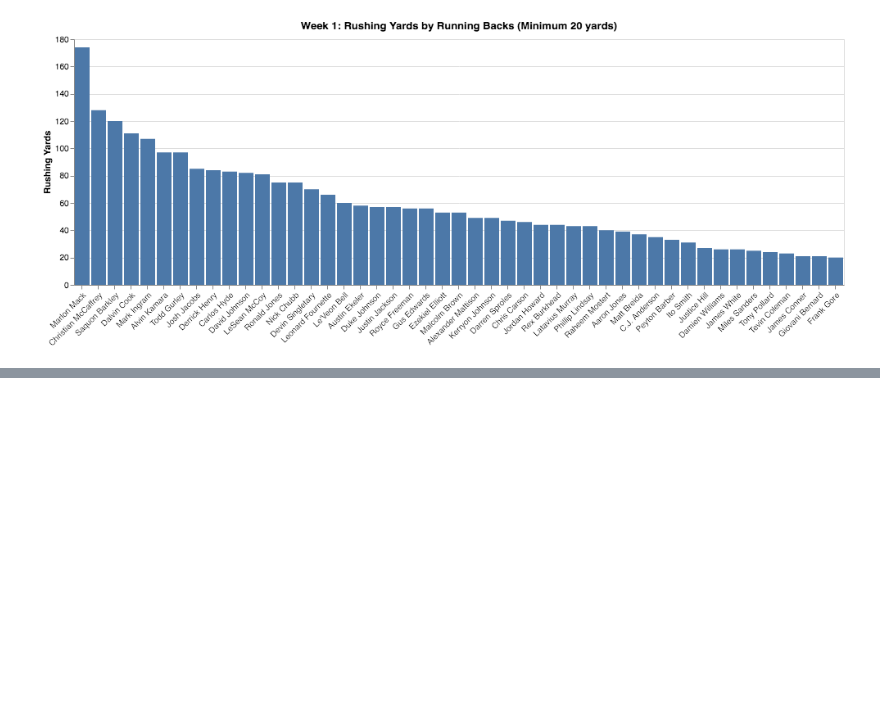
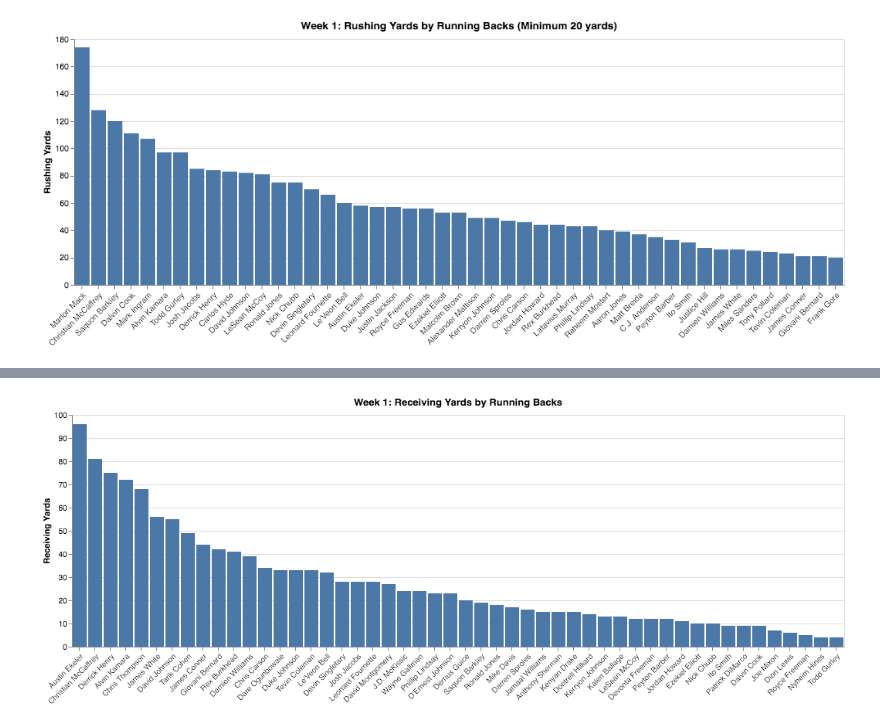
Before and after one commit to sarthakbatragatech/FantasyFootballVisualizer2019, a Jupyter notebook: plot_data.ipynb, the cells around one changed output, grey strips where cells are left out. Cells and saved outputs as stored; diff of their text form; code cells hidden in the pictures; blank space fills up the shorter version.

```diff
--- a/plot_data.ipynb
+++ b/plot_data.ipynb
@@ -239,0 +281,20 @@ chart.save('RB_rushingyards_plain.png', scale_factor=3.0)
+# %%
+chart = alt.Chart(data).mark_bar().encode(
+    alt.Y(
+        'ReceivingYards:Q',
+        axis = alt.Axis(title = 'Receiving Yards')
+    ),
+    alt.X(
+        'Player:N',
+        sort = alt.EncodingSortField(
+            field = 'ReceivingYards',
+            op = 'sum',
+            order = 'descending'
+          ),
+        axis = alt.Axis(title = '', labelAngle = -45)
+    )
+).properties(title = 'Week 1: Receiving Yards by Running Backs')
+# %%
+chart
+# %% [output]
+[figure, added]
```
Also changed, not shown: parts of 16 cells of this notebook, 5 other files.
